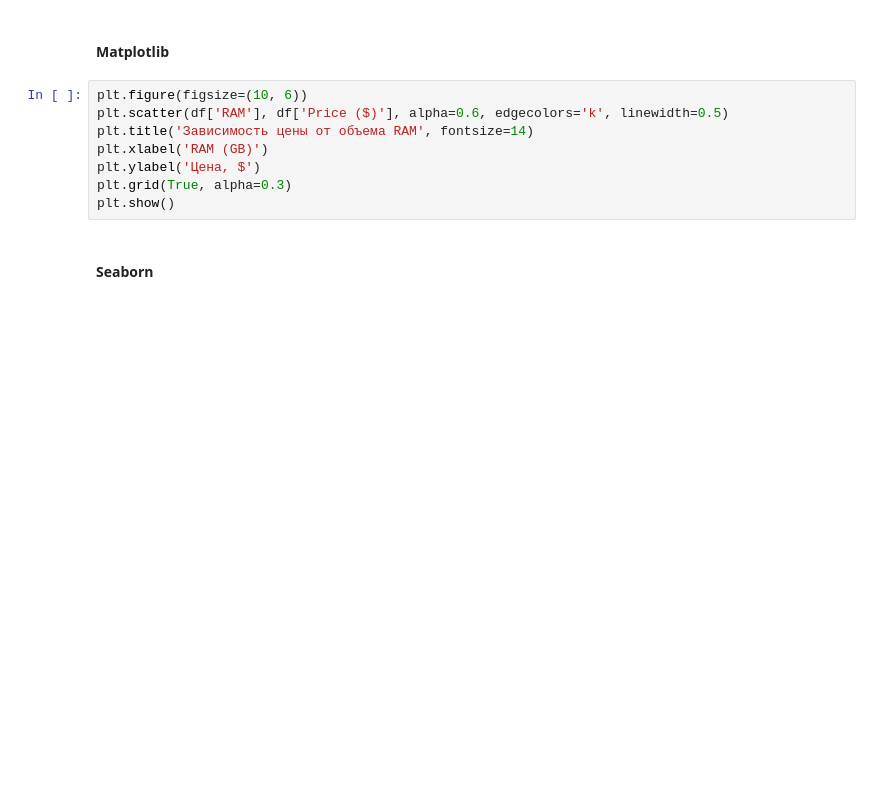
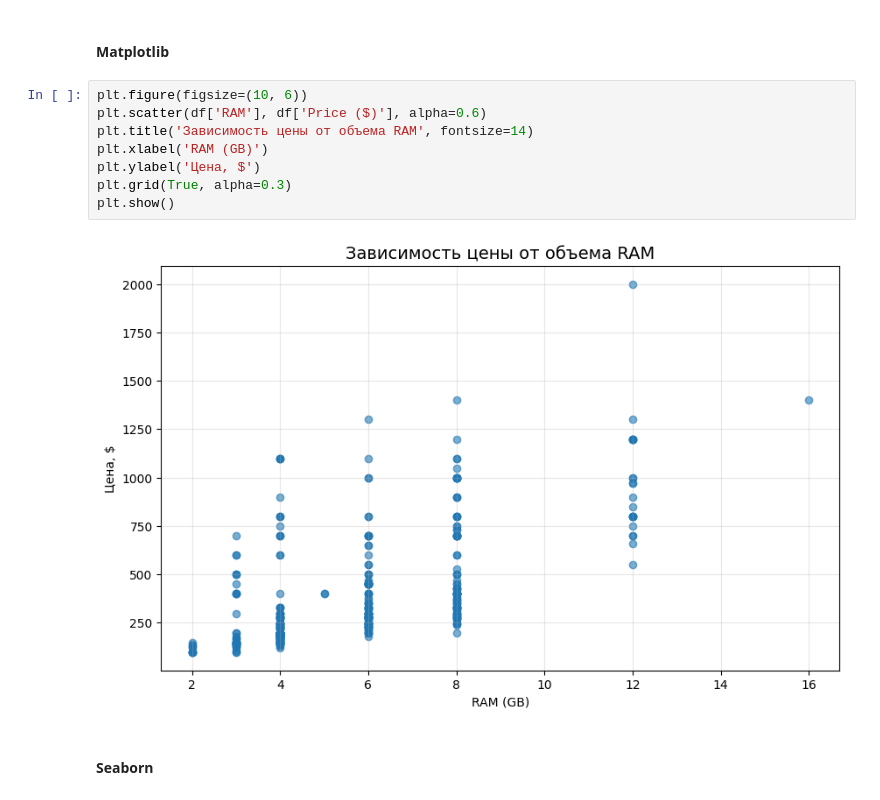
Before and after one commit to stakan-na-golove/work, a Jupyter notebook: Визуал/12-13_ГТ.ipynb, the cells around one changed output. Drawn from its saved outputs; the diff is of its cells as text; blank space fills up the shorter version.

```diff
--- a/Визуал/12-13_ГТ.ipynb
+++ b/Визуал/12-13_ГТ.ipynb
@@ -205,12 +208,14 @@ fig.show()
 #### Matplotlib
 # %%
 plt.figure(figsize=(10, 6))
-plt.scatter(df['RAM'], df['Price ($)'], alpha=0.6, edgecolors='k', linewidth=0.5)
+plt.scatter(df['RAM'], df['Price ($)'], alpha=0.6)
 plt.title('Зависимость цены от объема RAM', fontsize=14)
 plt.xlabel('RAM (GB)')
 plt.ylabel('Цена, $')
 plt.grid(True, alpha=0.3)
 plt.show()
+# %% [output]
+[figure, added]
 # %% [markdown]
 #### Seaborn
 # %%
```
Also changed, not shown: parts of 18 cells of this notebook, 16 other files.
